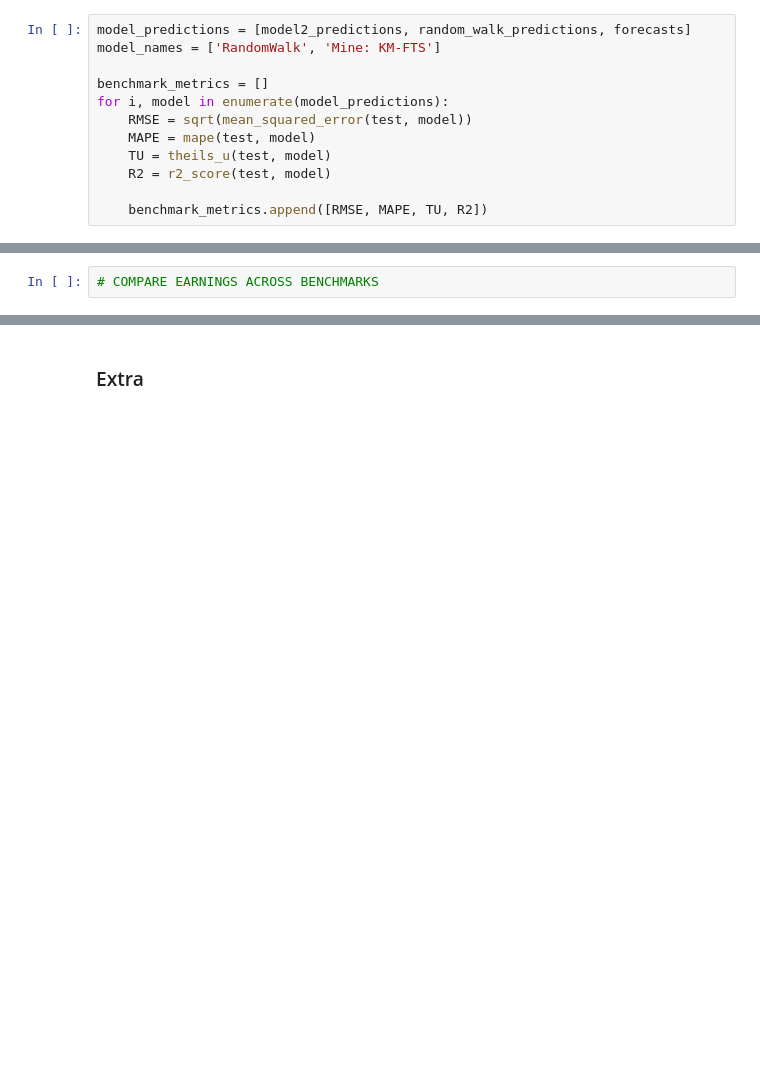
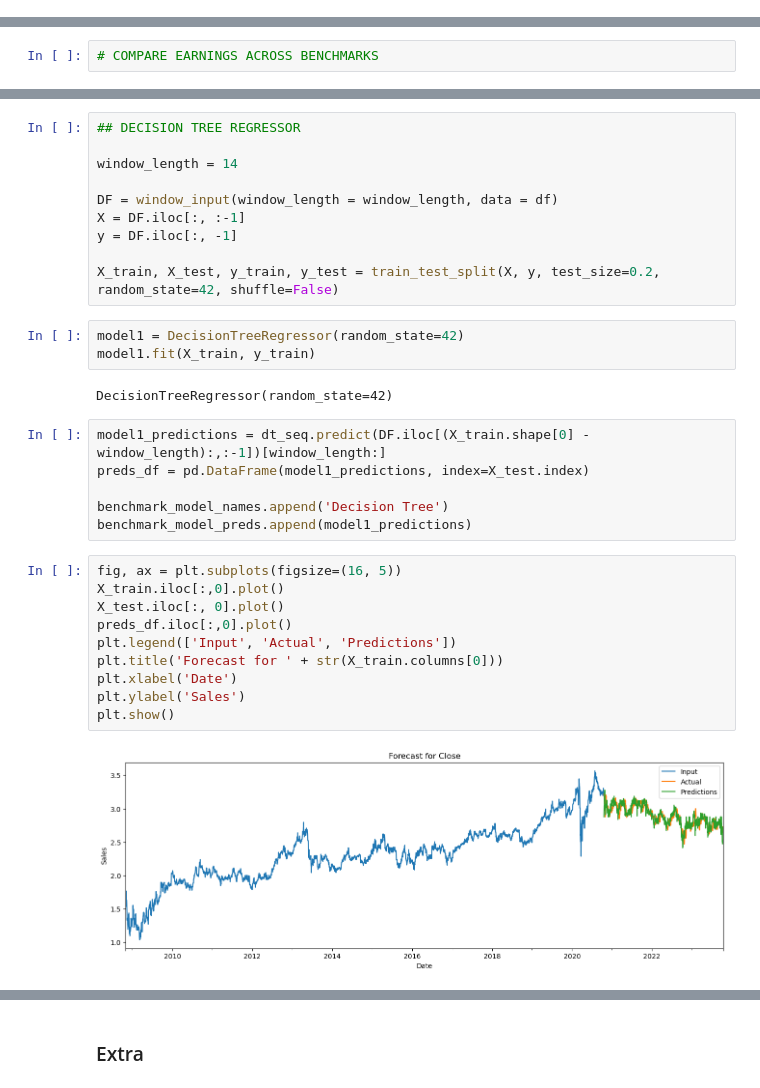
Before and after one commit to reinbugnot/kmeans-fuzzy-ts-forecast, a Jupyter notebook: fts-self-implement.ipynb, the cells around one changed output, grey strips where cells are left out. Drawn from its saved outputs; the diff is of its cells as text; blank space fills up the shorter version.

```diff
--- a/fts-self-implement.ipynb
+++ b/fts-self-implement.ipynb
@@ -591,12 +498,0 @@ model2_predictions = model2.predict(test)
-# %%
-model_predictions = [model2_predictions, random_walk_predictions, forecasts]
-model_names = ['RandomWalk', 'Mine: KM-FTS']
-
-benchmark_metrics = []
-for i, model in enumerate(model_predictions):
-    RMSE = sqrt(mean_squared_error(test, model))
-    MAPE = mape(test, model)
-    TU = theils_u(test, model)
-    R2 = r2_score(test, model)
-
-    benchmark_metrics.append([RMSE, MAPE, TU, R2])
@@ -617,0 +524,33 @@ for predictions in model_predictions:
+# %%
+## DECISION TREE REGRESSOR
+
+window_length = 14
+
+DF = window_input(window_length = window_length, data = df)
+X = DF.iloc[:, :-1]
+y = DF.iloc[:, -1]
+
+X_train, X_test, y_train, y_test = train_test_split(X, y, test_size=0.2, random_state=42, shuffle=False)
+# %%
+model1 = DecisionTreeRegressor(random_state=42)
+model1.fit(X_train, y_train)
+# %% [output]
+DecisionTreeRegressor(random_state=42)
+# %%
+model1_predictions = dt_seq.predict(DF.iloc[(X_train.shape[0] - window_length):,:-1])[window_length:]
+preds_df = pd.DataFrame(model1_predictions, index=X_test.index)
+
+benchmark_model_names.append('Decision Tree')
+benchmark_model_preds.append(model1_predictions)
+# %%
+fig, ax = plt.subplots(figsize=(16, 5))
+X_train.iloc[:,0].plot()
+X_test.iloc[:, 0].plot()
+preds_df.iloc[:,0].plot()
+plt.legend(['Input', 'Actual', 'Predictions'])
+plt.title('Forecast for ' + str(X_train.columns[0]))
+plt.xlabel('Date')
+plt.ylabel('Sales')
+plt.show()
+# %% [output]
+[figure, added]
```
Also changed, not shown: parts of 16 cells of this notebook.
